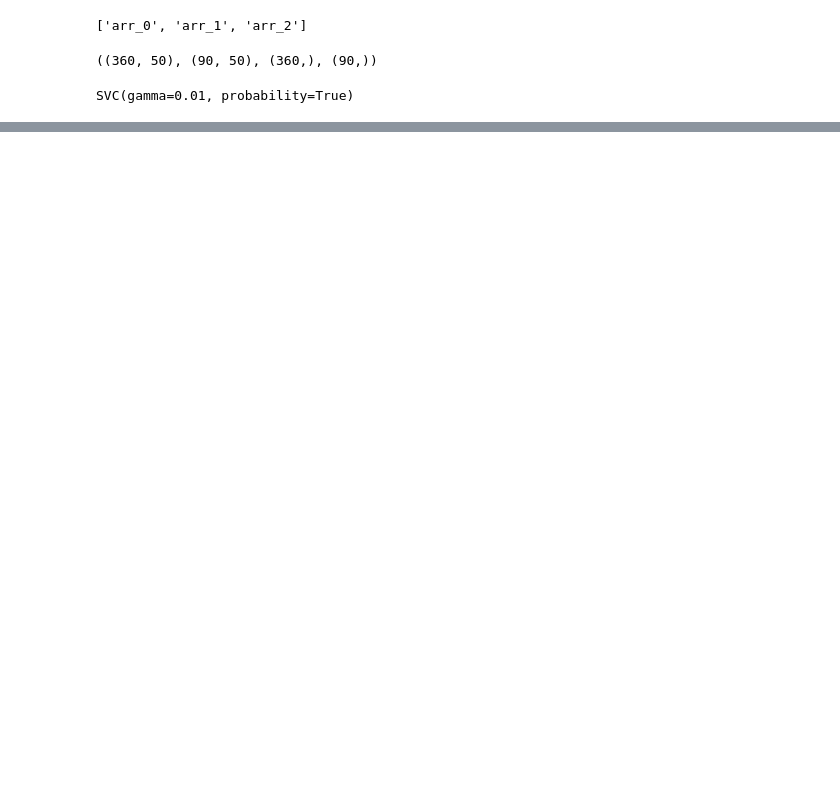
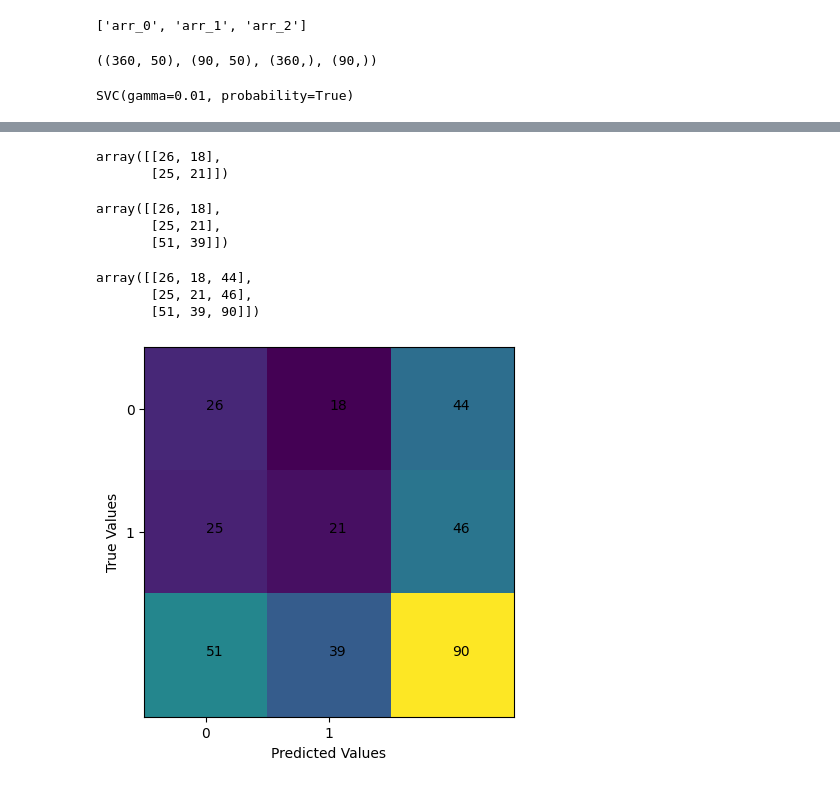
Before and after one commit to kamran0310/Computer-Vision, a Jupyter notebook: Training Machine Learning Model.ipynb, the cells around one changed output, grey strips where cells are left out. Drawn from its saved outputs; the diff is of its cells as text; code cells hidden in the pictures; blank space fills up the shorter version.

Commit message:
Machine Learning model evaluation using various metrics

```diff
--- a/Training Machine Learning Model.ipynb
+++ b/Training Machine Learning Model.ipynb
@@ -39,0 +46,2 @@ model.score(X_test,y_test)
+# %%
+y_pred = model.predict(X_test)
@@ -39,0 +58,35 @@ model.score(X_test,y_test)
+# %%
+cm = metrics.confusion_matrix(y_test,y_pred)
+# %%
+cm
+# %% [output]
+array([[26, 18],
+       [25, 21]])
+# %%
+cm = np.concatenate((cm, cm.sum(axis=0).reshape(1,-1)), axis =0)
+# %%
+cm
+# %% [output]
+array([[26, 18],
+       [25, 21],
+       [51, 39]])
+# %%
+cm = np.concatenate((cm, cm.sum(axis=1).reshape(-1,1)), axis =1)
+# %%
+cm
+# %% [output]
+array([[26, 18, 44],
+       [25, 21, 46],
+       [51, 39, 90]])
+# %%
+plt.imshow(cm)
+for i in range(3):
+    for j in range(3):
+        plt.text(j,i, '%d'%cm[i,j])
+plt.xticks([0,1])
+plt.yticks([0,1])
+plt.xlabel('Predicted Values')
+plt.ylabel('True Values')
+plt.show()
+# %% [output]
+[figure, added]
```
Also changed, not shown: parts of 17 cells of this notebook.
